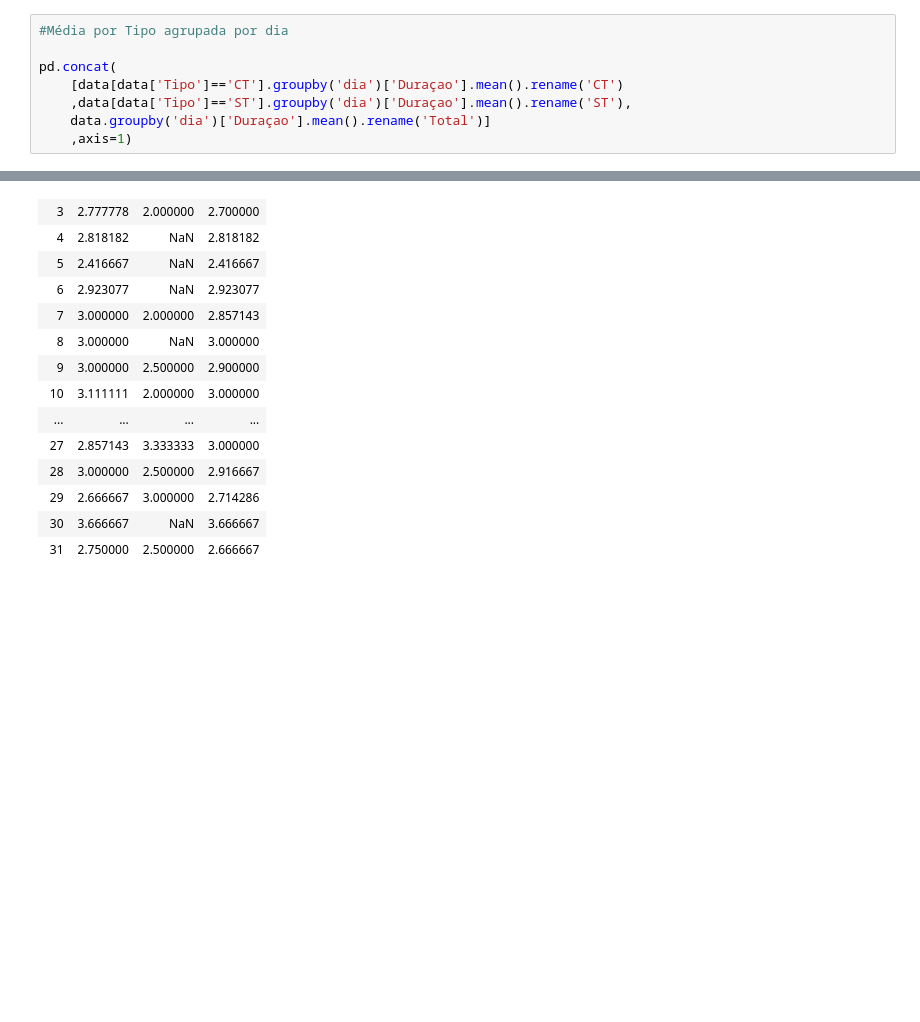
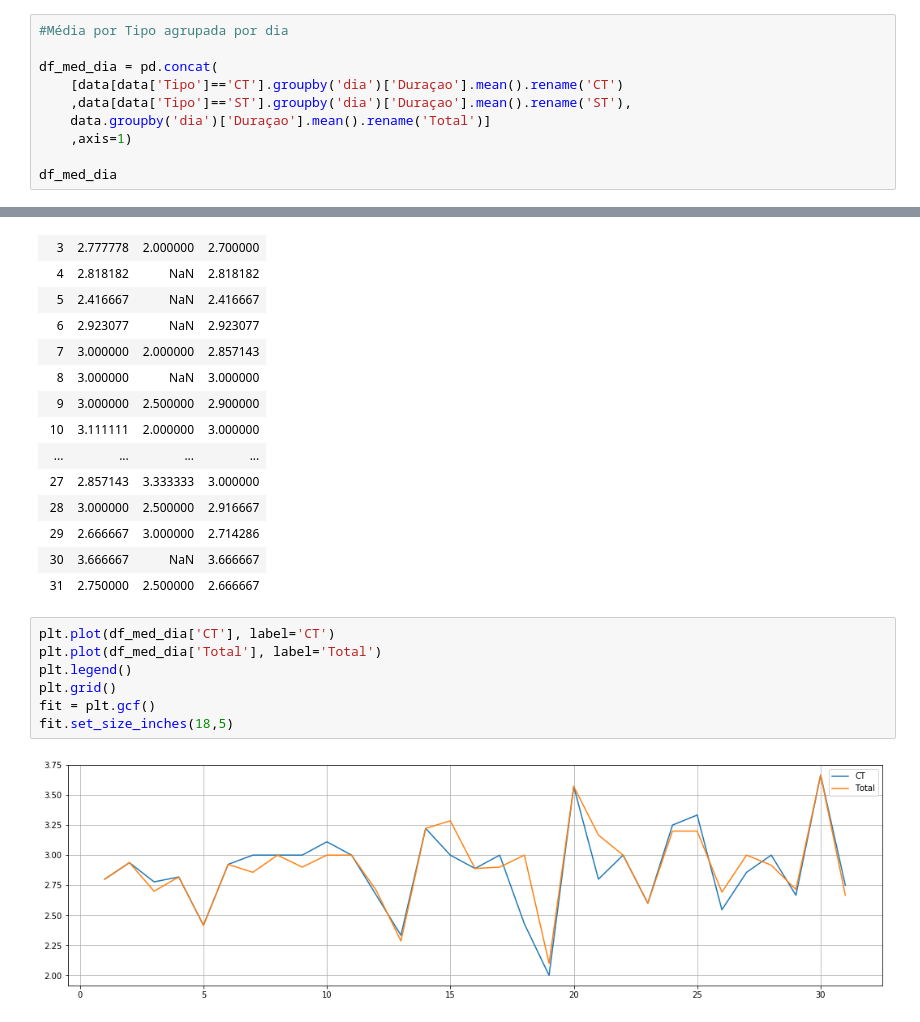
Before and after one commit to jcalheir/efc_slotss, a Jupyter notebook: slot_time/etl_jup.ipynb, the cells around one changed output, grey strips where cells are left out. Drawn from its saved outputs; the diff is of its cells as text; blank space fills up the shorter version.

```diff
--- a/slot_time/etl_jup.ipynb
+++ b/slot_time/etl_jup.ipynb
@@ -139,11 +151,13 @@ pd.concat(
 # %%
 #Média por Tipo agrupada por dia
 
-pd.concat(
+df_med_dia = pd.concat(
     [data[data['Tipo']=='CT'].groupby('dia')['Duraçao'].mean().rename('CT')
     ,data[data['Tipo']=='ST'].groupby('dia')['Duraçao'].mean().rename('ST'),
     data.groupby('dia')['Duraçao'].mean().rename('Total')]
     ,axis=1)
+
+df_med_dia
 # %% [output]
 |  | CT | ST | Total |
 | dia |  |  |  |
@@ -163,6 +177,15 @@ pd.concat(
 | 29 | 2.666667 | 3.000000 | 2.714286 |
 | 30 | 3.666667 | NaN | 3.666667 |
 | 31 | 2.750000 | 2.500000 | 2.666667 |
+# %%
+plt.plot(df_med_dia['CT'], label='CT')
+plt.plot(df_med_dia['Total'], label='Total')
+plt.legend()
+plt.grid()
+fit = plt.gcf()
+fit.set_size_inches(18,5)
+# %% [output]
+[figure, added]
 # %%
 #Média por Tipo agrupada por ano
 
```
Also changed, not shown: parts of 4 cells of this notebook.
